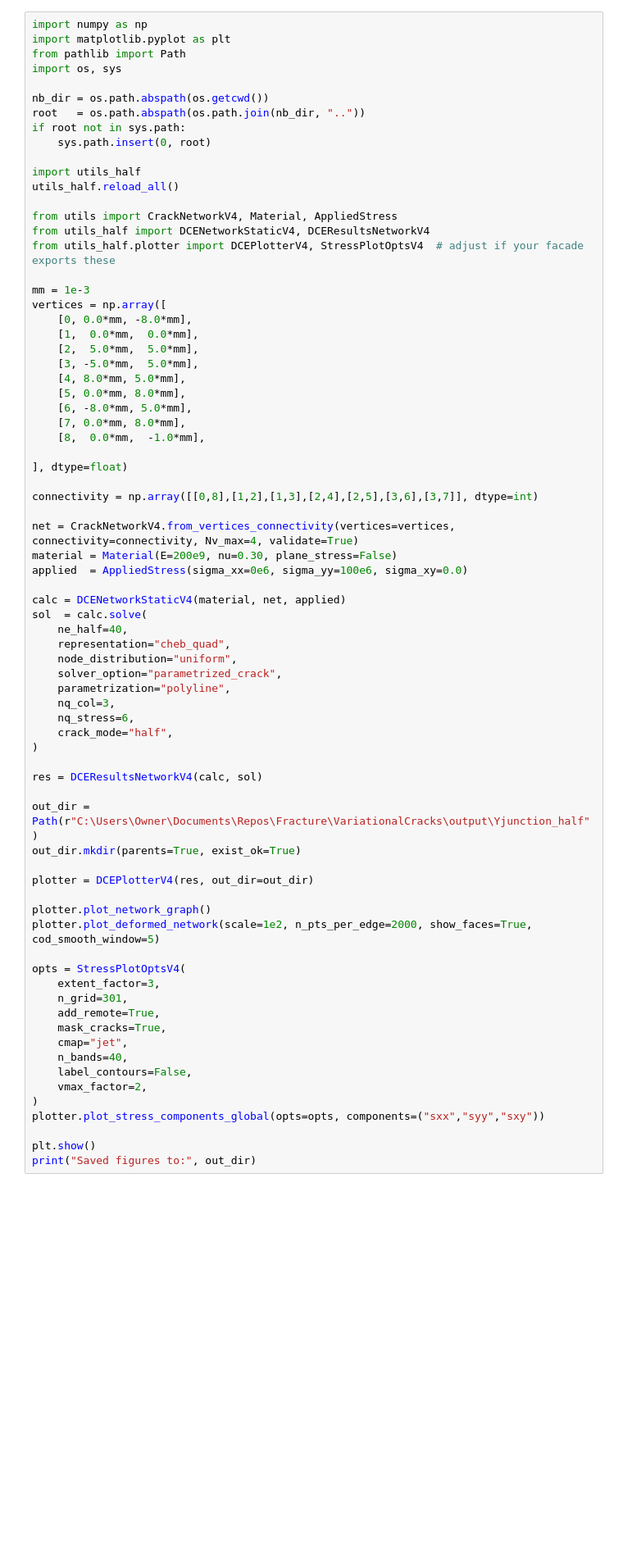
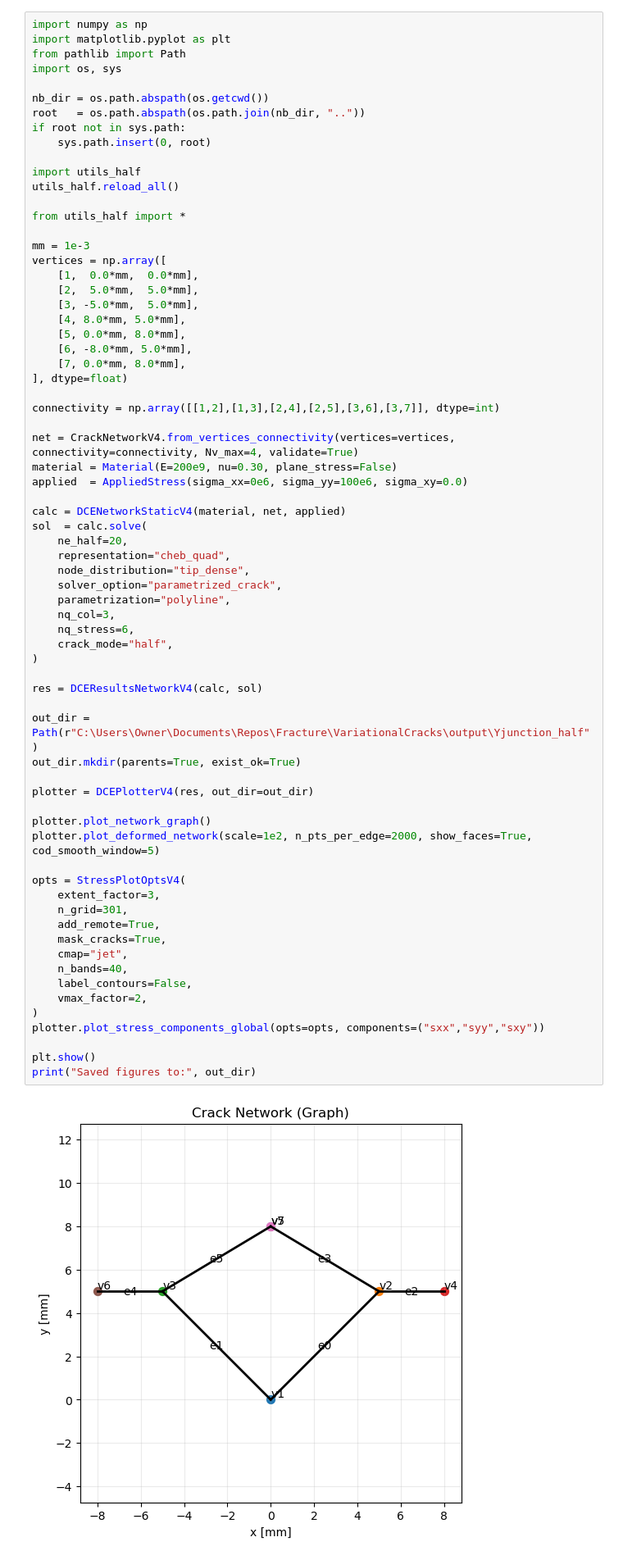
Before and after one commit to Ghoniem/Fracture, a Jupyter notebook: VariationalCracks/notebooks/Half_Crack.ipynb, the cells around one changed output. Shown at 82% size. Drawn from its saved outputs; the diff is of its cells as text; blank space fills up the shorter version.

```diff
--- a/VariationalCracks/notebooks/Half_Crack.ipynb
+++ b/VariationalCracks/notebooks/Half_Crack.ipynb
@@ -584,13 +556,10 @@ if root not in sys.path:
 import utils_half
 utils_half.reload_all()
 
-from utils import CrackNetworkV4, Material, AppliedStress
-from utils_half import DCENetworkStaticV4, DCEResultsNetworkV4
-from utils_half.plotter import DCEPlotterV4, StressPlotOptsV4  # adjust if your facade exports these
+from utils_half import *
 
 mm = 1e-3
 vertices = np.array([
-    [0, 0.0*mm, -8.0*mm],
     [1,  0.0*mm,  0.0*mm],
     [2,  5.0*mm,  5.0*mm],
     [3, -5.0*mm,  5.0*mm],
@@ -598,11 +567,9 @@ vertices = np.array([
     [5, 0.0*mm, 8.0*mm],
     [6, -8.0*mm, 5.0*mm],
     [7, 0.0*mm, 8.0*mm],
-    [8,  0.0*mm,  -1.0*mm],
-
 ], dtype=float)
 
-connectivity = np.array([[0,8],[1,2],[1,3],[2,4],[2,5],[3,6],[3,7]], dtype=int)
+connectivity = np.array([[1,2],[1,3],[2,4],[2,5],[3,6],[3,7]], dtype=int)
 
 net = CrackNetworkV4.from_vertices_connectivity(vertices=vertices, connectivity=connectivity, Nv_max=4, validate=True)
 material = Material(E=200e9, nu=0.30, plane_stress=False)
@@ -610,38 +577,39 @@ applied  = AppliedStress(sigma_xx=0e6, sigma_yy=100e6, sigma_xy=0.0)
 
 calc = DCENetworkStaticV4(material, net, applied)
 sol  = calc.solve(
-    ne_half=40,
+    ne_half=20,
     representation="cheb_quad",
-    node_distribution="uniform",
+    node_distribution="tip_dense",
     solver_option="parametrized_crack",
     parametrization="polyline",
     nq_col=3,
     nq_stress=6,
     crack_mode="half",
 )
 
 res = DCEResultsNetworkV4(calc, sol)
 
 out_dir = Path(r"C:\Users\Owner\Documents\Repos\Fracture\VariationalCracks\output\Yjunction_half")
 out_dir.mkdir(parents=True, exist_ok=True)
 
 plotter = DCEPlotterV4(res, out_dir=out_dir)
 
 plotter.plot_network_graph()
 plotter.plot_deformed_network(scale=1e2, n_pts_per_edge=2000, show_faces=True, cod_smooth_window=5)
 
 opts = StressPlotOptsV4(
     extent_factor=3,
     n_grid=301,
     add_remote=True,
     mask_cracks=True,
     cmap="jet",
     n_bands=40,
     label_contours=False,
     vmax_factor=2,
 )
 plotter.plot_stress_components_global(opts=opts, components=("sxx","syy","sxy"))
 
 plt.show()
 print("Saved figures to:", out_dir)
 # %% [output]
+[figure, added]
```
Also changed, not shown: parts of 8 cells of this notebook, 40 other files.
